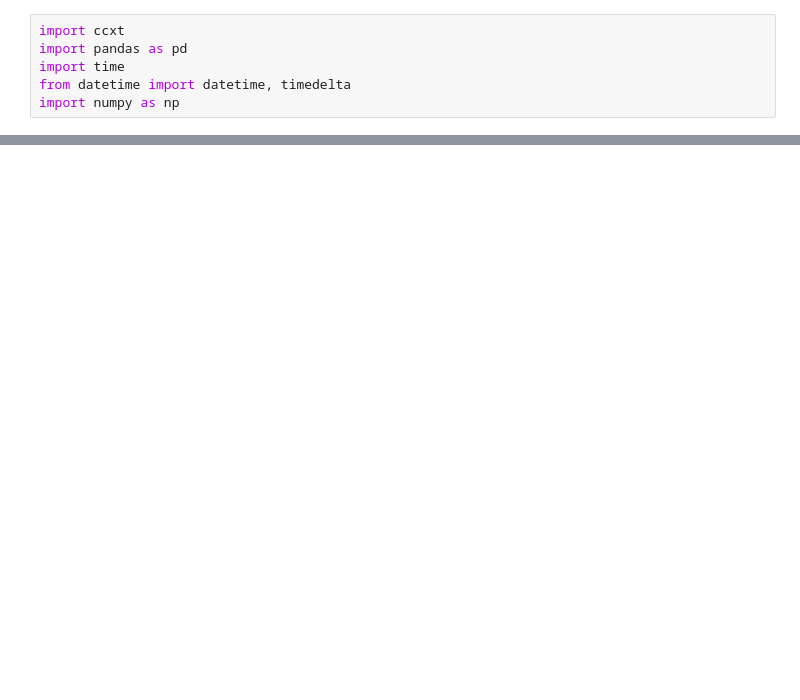
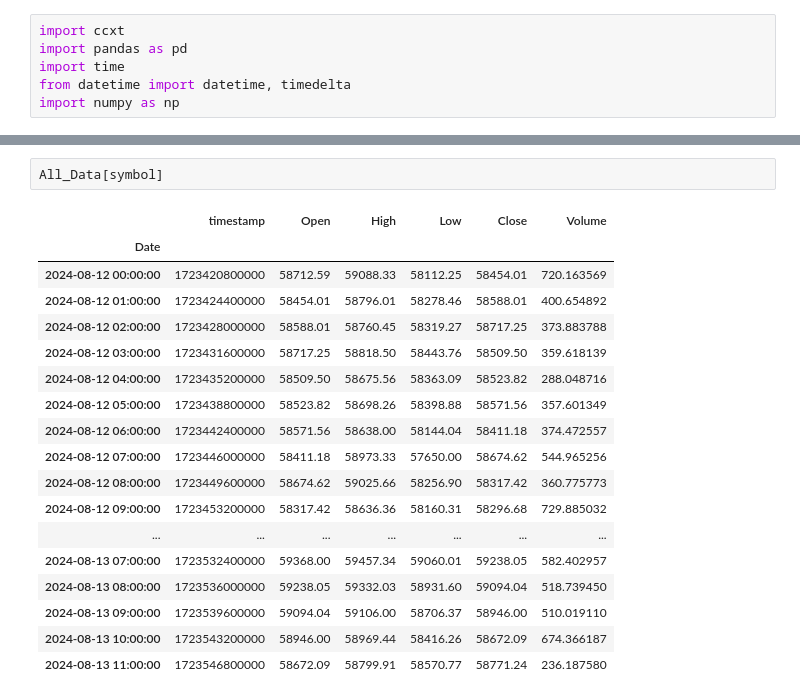
Before and after one commit to Mhjalali/shared, a Jupyter notebook: realtime.ipynb, the cells around one changed output, grey strips where cells are left out. Cells and saved outputs as stored; diff of their text form; blank space fills up the shorter version.

```diff
--- a/realtime.ipynb
+++ b/realtime.ipynb
@@ -1015,3 +1004,24 @@ Index(['Date', 'O-Open', 'O-Close', 'O-High', 'O-Low', 'O-Volume', 'O-Bull',
+# %%
+All_Data[symbol]
+# %% [output]
+|  | timestamp | Open | High | Low | Close | Volume |
+| Date |  |  |  |  |  |  |
+| 2024-08-12 00:00:00 | 1723420800000 | 58712.59 | 59088.33 | 58112.25 | 58454.01 | 720.163569 |
+| 2024-08-12 01:00:00 | 1723424400000 | 58454.01 | 58796.01 | 58278.46 | 58588.01 | 400.654892 |
+| 2024-08-12 02:00:00 | 1723428000000 | 58588.01 | 58760.45 | 58319.27 | 58717.25 | 373.883788 |
+| 2024-08-12 03:00:00 | 1723431600000 | 58717.25 | 58818.50 | 58443.76 | 58509.50 | 359.618139 |
+| 2024-08-12 04:00:00 | 1723435200000 | 58509.50 | 58675.56 | 58363.09 | 58523.82 | 288.048716 |
+| 2024-08-12 05:00:00 | 1723438800000 | 58523.82 | 58698.26 | 58398.88 | 58571.56 | 357.601349 |
+| 2024-08-12 06:00:00 | 1723442400000 | 58571.56 | 58638.00 | 58144.04 | 58411.18 | 374.472557 |
+| 2024-08-12 07:00:00 | 1723446000000 | 58411.18 | 58973.33 | 57650.00 | 58674.62 | 544.965256 |
+| 2024-08-12 08:00:00 | 1723449600000 | 58674.62 | 59025.66 | 58256.90 | 58317.42 | 360.775773 |
+| 2024-08-12 09:00:00 | 1723453200000 | 58317.42 | 58636.36 | 58160.31 | 58296.68 | 729.885032 |
+| ... | ... | ... | ... | ... | ... | ... |
+| 2024-08-13 07:00:00 | 1723532400000 | 59368.00 | 59457.34 | 59060.01 | 59238.05 | 582.402957 |
+| 2024-08-13 08:00:00 | 1723536000000 | 59238.05 | 59332.03 | 58931.60 | 59094.04 | 518.739450 |
+| 2024-08-13 09:00:00 | 1723539600000 | 59094.04 | 59106.00 | 58706.37 | 58946.00 | 510.019110 |
+| 2024-08-13 10:00:00 | 1723543200000 | 58946.00 | 58969.44 | 58416.26 | 58672.09 | 674.366187 |
+| 2024-08-13 11:00:00 | 1723546800000 | 58672.09 | 58799.91 | 58570.77 | 58771.24 | 236.187580 |
 # %%
 
 current_trade = None
```
Also changed, not shown: parts of 5 cells of this notebook.
